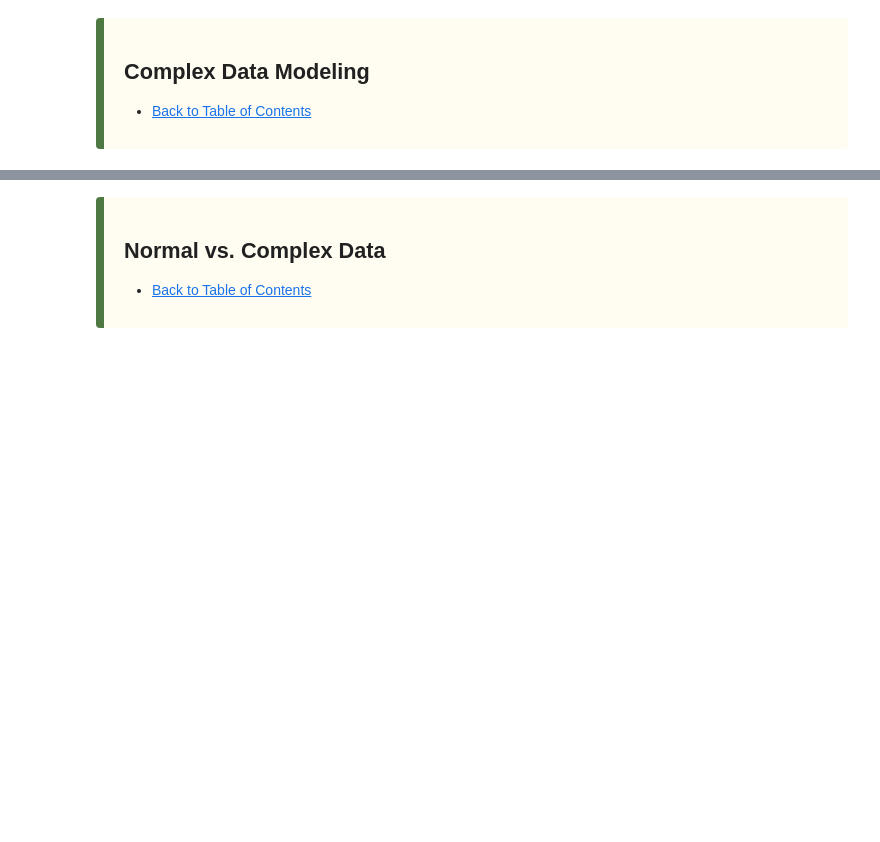
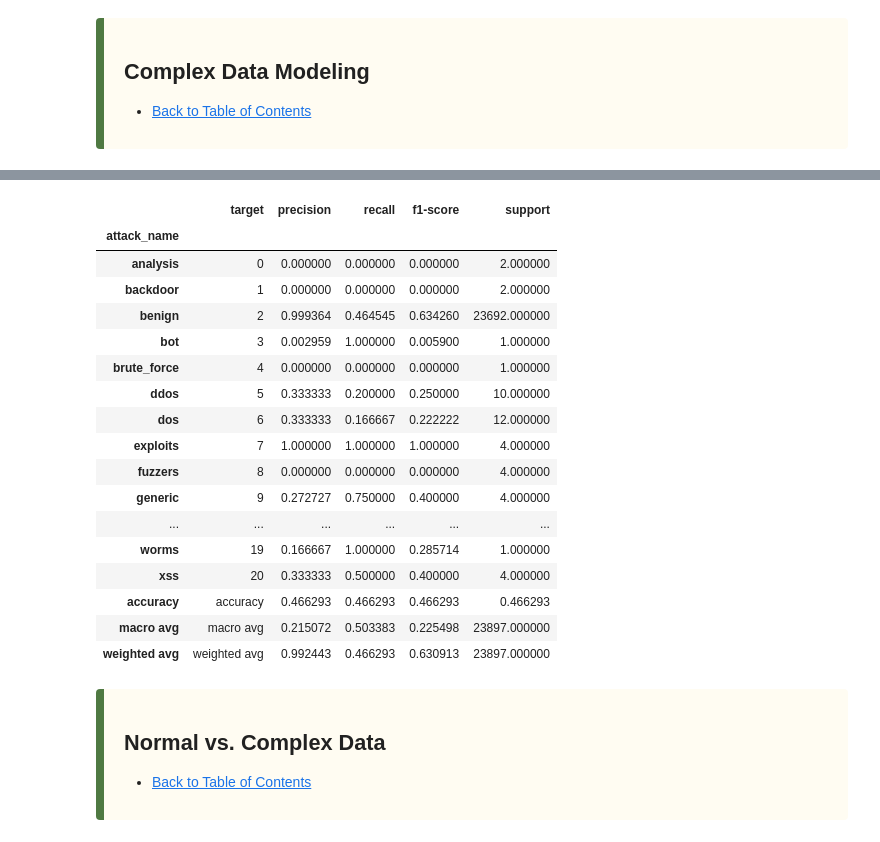
Before and after one commit to JaredWood-DU/COMP3703, a Jupyter notebook: final/modeling.ipynb, the cells around one changed output, grey strips where cells are left out. Cells and saved outputs as stored; diff of their text form; code cells hidden in the pictures; blank space fills up the shorter version.

```diff
--- a/final/modeling.ipynb
+++ b/final/modeling.ipynb
@@ -239,0 +383,6 @@ def get_nn_model(num_features_to_train:int) -> models.Sequential:
+# %%
+# Conduct NN model training/testing and saving of model/metrics
+complex_nn_metrics = m.train_nn(complex_data_preparation_dict,
+                                'models/nn_complex_model.keras',
+                                'metrics/nn_complex_history.parquet',
+                                'metrics/nn_complex_metrics.parquet')
@@ -240,3 +407,24 @@ def get_nn_model(num_features_to_train:int) -> models.Sequential:
+# %%
+complex_nn_metrics
+# %% [output]
+|  | target | precision | recall | f1-score | support |
+| attack_name |  |  |  |  |  |
+| analysis | 0 | 0.000000 | 0.000000 | 0.000000 | 2.000000 |
+| backdoor | 1 | 0.000000 | 0.000000 | 0.000000 | 2.000000 |
+| benign | 2 | 0.999364 | 0.464545 | 0.634260 | 23692.000000 |
+| bot | 3 | 0.002959 | 1.000000 | 0.005900 | 1.000000 |
+| brute_force | 4 | 0.000000 | 0.000000 | 0.000000 | 1.000000 |
+| ddos | 5 | 0.333333 | 0.200000 | 0.250000 | 10.000000 |
+| dos | 6 | 0.333333 | 0.166667 | 0.222222 | 12.000000 |
+| exploits | 7 | 1.000000 | 1.000000 | 1.000000 | 4.000000 |
+| fuzzers | 8 | 0.000000 | 0.000000 | 0.000000 | 4.000000 |
+| generic | 9 | 0.272727 | 0.750000 | 0.400000 | 4.000000 |
+| ... | ... | ... | ... | ... | ... |
+| worms | 19 | 0.166667 | 1.000000 | 0.285714 | 1.000000 |
+| xss | 20 | 0.333333 | 0.500000 | 0.400000 | 4.000000 |
+| accuracy | accuracy | 0.466293 | 0.466293 | 0.466293 | 0.466293 |
+| macro avg | macro avg | 0.215072 | 0.503383 | 0.225498 | 23897.000000 |
+| weighted avg | weighted avg | 0.992443 | 0.466293 | 0.630913 | 23897.000000 |
 # %% [markdown]
 <div style="
     padding: 15px 20px;
```
Also changed, not shown: parts of 20 cells of this notebook, 1 other file.
